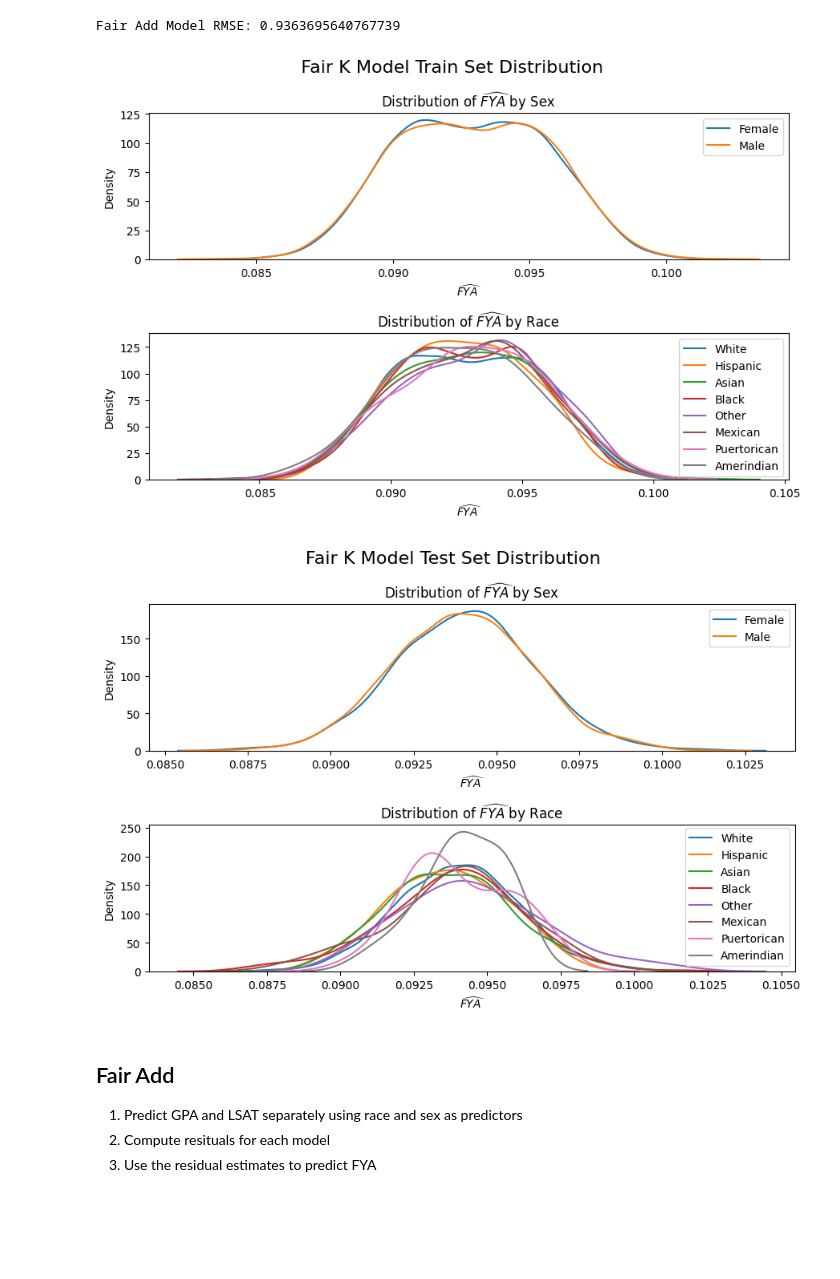
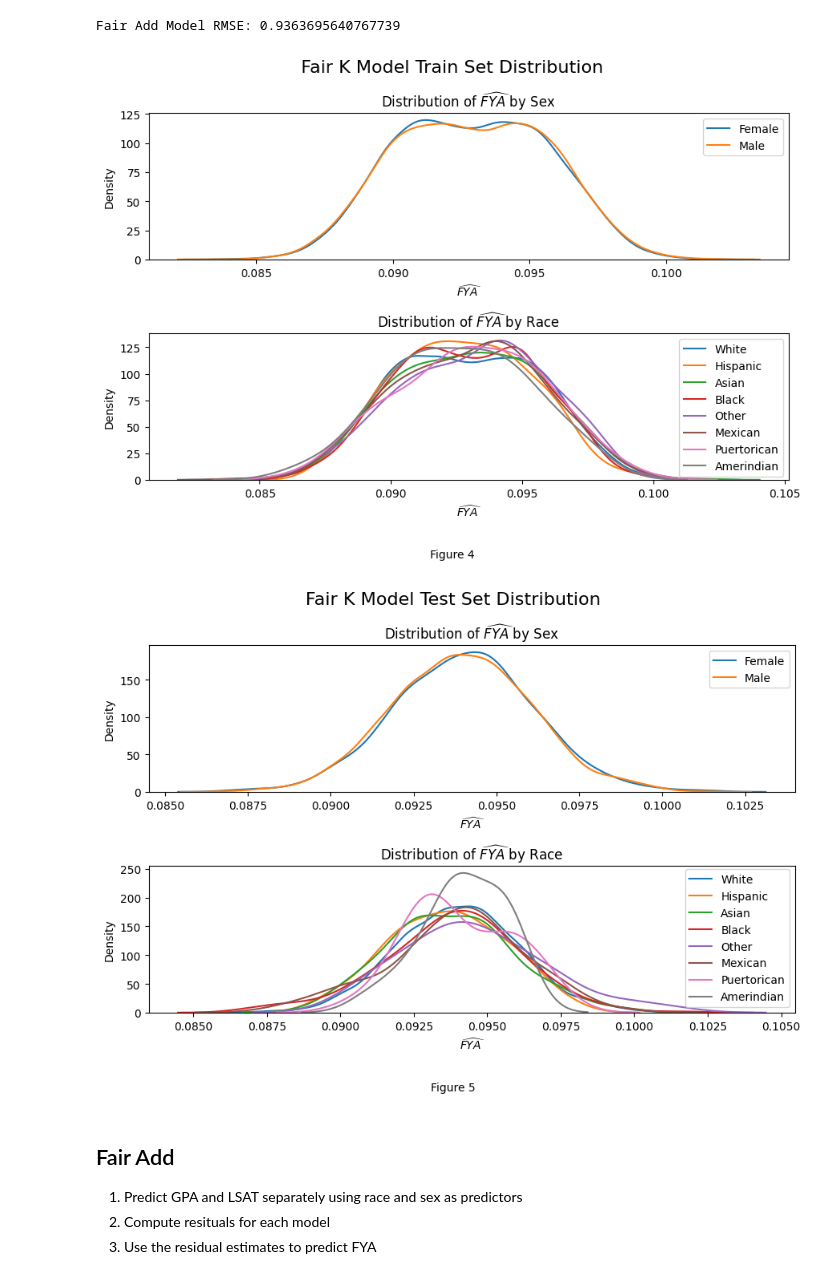
Before and after one commit to kristoffhernan/Fair-ML-Causal-Inference, a Jupyter notebook: scripts/Fair-ML.ipynb, the cells around one changed output. Cells and saved outputs as stored; diff of their text form; code cells hidden in the pictures; blank space fills up the shorter version.

```diff
--- a/scripts/Fair-ML.ipynb
+++ b/scripts/Fair-ML.ipynb
@@ -599,14 +599,14 @@ Fair Add Model RMSE: 0.9363695640767739
 # %%
 
 # Look at distribution of FYA on difference races and sex on train set
-plot_pred_distribution(fairK_model, train_trans, torch.tensor(train_U.drop('ZFYA', axis=1).values, dtype=torch.float32), "Fair K Model Train Set Distribution")
+plot_pred_distribution(fairK_model, train_trans, torch.tensor(train_U.drop('ZFYA', axis=1).values, dtype=torch.float32), "Fair K Model Train Set Distribution", "Figure 4")
 # %% [output]
-[figure, old version]
+[figure, new version]
 # %%
 # Look at distribution of FYA on difference races and sex on train set
-plot_pred_distribution(fairK_model, test_trans, torch.tensor(test_U.drop('ZFYA', axis=1).values, dtype=torch.float32), "Fair K Model Test Set Distribution")
+plot_pred_distribution(fairK_model, test_trans, torch.tensor(test_U.drop('ZFYA', axis=1).values, dtype=torch.float32), "Fair K Model Test Set Distribution", "Figure 5")
 # %% [output]
-[figure, old version]
+[figure, new version]
 # %% [markdown]
 ## Fair Add
 
```
Also changed, not shown: parts of 4 cells of this notebook, 2 other files.
